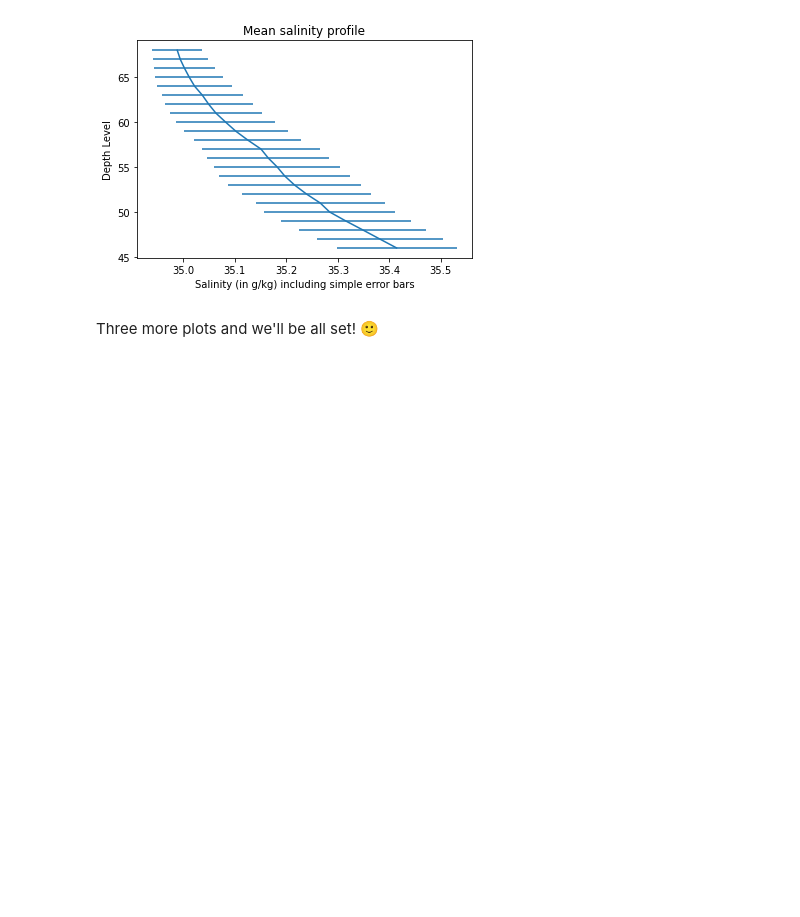
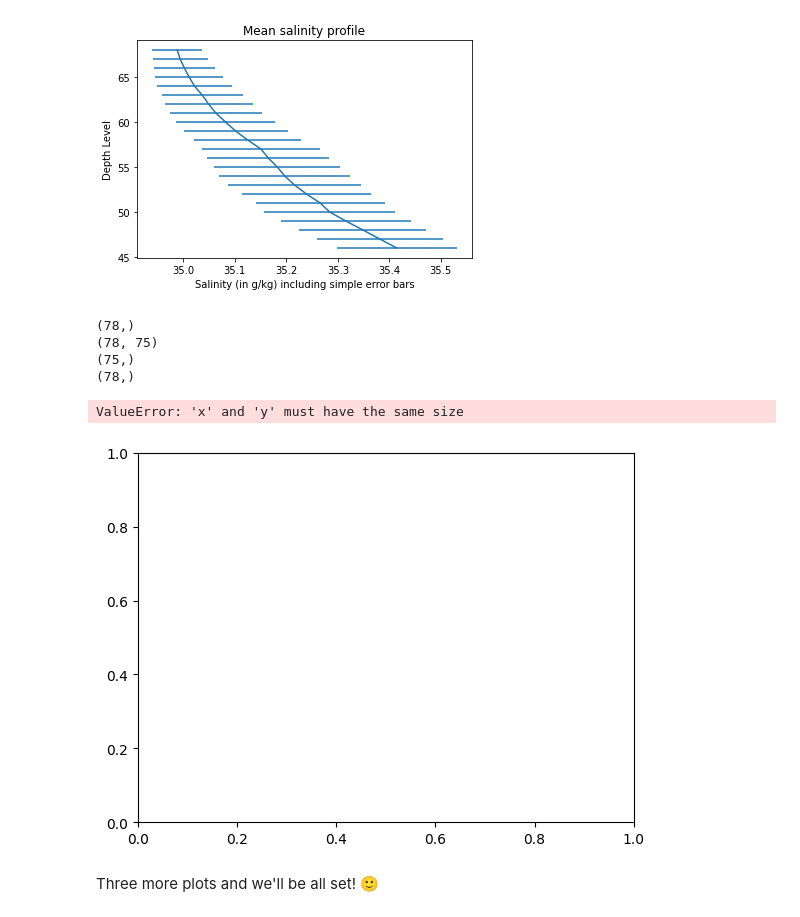
Before and after one commit to Cyp202/2025_Intro_Python, a Jupyter notebook: notebook/W2_S1.ipynb, the cells around one changed output. Drawn from its saved outputs; the diff is of its cells as text; code cells hidden in the pictures; blank space fills up the shorter version.

```diff
--- a/notebook/W2_S1.ipynb
+++ b/notebook/W2_S1.ipynb
@@ -431,2 +464,7 @@ ___
+# %%
+T_mean = np.mean(T,axis=0)
+S_mean = np.mean(S,axis=1)
+P_mean = np.mean(P,axis=0)
+level_mean = np.mean(level,axis=1)
 # %% [markdown]
 ... and the standard deviations.
@@ -435,3 +471,7 @@ ___ = ___.___(___,___)
+# %%
+T_std  = np.std(T, axis=0)
+S_std  = np.std(S, axis=0)
+P_std  = np.std(P, axis=0)
 # %% [markdown]
 Check that they have the same shape as your vertical level `lev` coordinate:
 # %%
@@ -444,11 +486,28 @@ Hint: If you are feeling adventurous, you can directly use the [`plt.errorbar`](
 Hint 2: You should get plots similar to the one below
 # %% [markdown]
 ![Salinity_mean.png](embedded-picture-1)
+# %%
+print(S_mean.shape)
+print(level.shape)
+print(S_std.shape)
+# Prends une seule colonne (elles sont identiques normalement)
+level_1d = level[:, 0]
+
+# Vérifie
+print(level_1d.shape)  # --> (78,)
+# %% [output]
+(78,)
+(78, 75)
+(75,)
+(78,)
 # %%
-plt.errorbar(___,___,xerr=___)
-plt.xlabel(___)
-plt.ylabel(___)
-plt.title(___)
+plt.errorbar(S_mean,level[0, :],xerr=S_std)
+plt.xlabel("Salinity (g/kg) including simple error bar")
+plt.ylabel("Depth Level")
+plt.title("Mean salinity profile")
+# %% [output]
+ValueError: 'x' and 'y' must have the same size
+[figure, added]
 # %% [markdown]
 Three more plots and we'll be all set! 🙂
 # %% [markdown]
```
Also changed, not shown: parts of 20 cells of this notebook.
